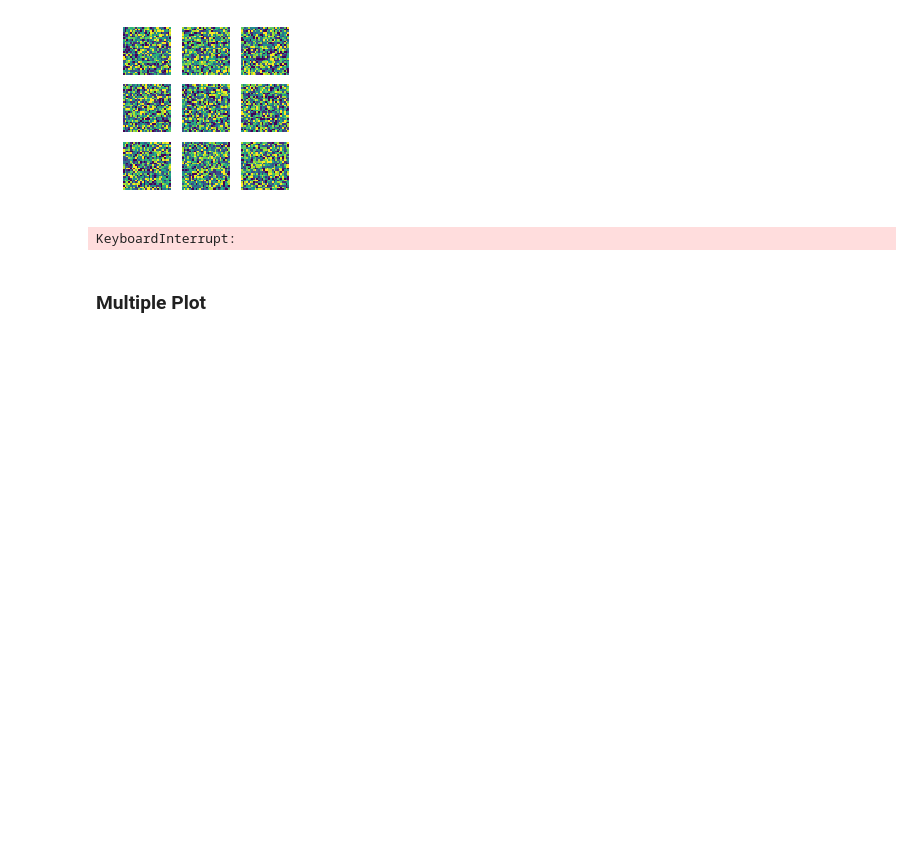
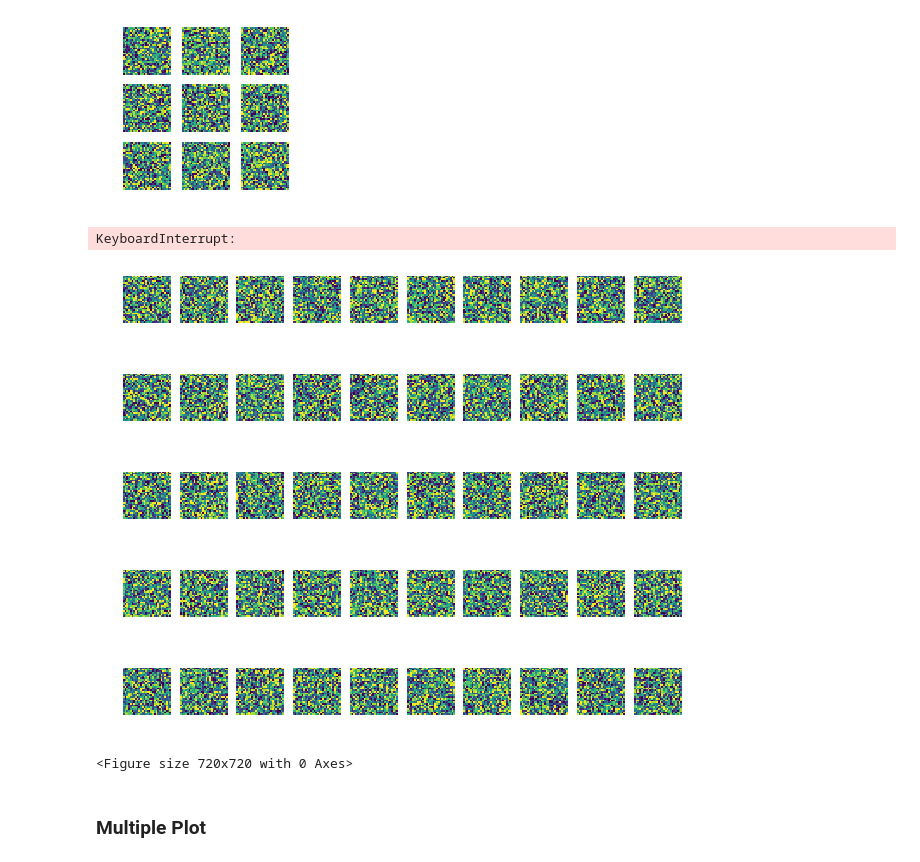
Before and after one commit to exitudio/research-ai, a Jupyter notebook: doc/matplot.ipynb, the cells around one changed output. Saved outputs shown, nothing was run; the diff lists cells and outputs as text; code cells hidden in the pictures; blank space fills up the shorter version.

```diff
--- a/doc/matplot.ipynb
+++ b/doc/matplot.ipynb
@@ -101,6 +101,25 @@ for i in range(10):
 # %% [output]
 [figure]
 KeyboardInterrupt:
+# %%
+columns = 10
+f = plt.figure(figsize=(10,10)) # total image size
+for i in range(100, 150):
+    num = i%columns
+    sp = f.add_subplot(1, columns, num+1)
+    sp.axis('Off')
+    plt.imshow(np.random.randint(9, size=(28, 28)))
+
+    if num is columns-1:
+        plt.pause(0.05)
+        f = plt.figure(figsize=(10,10))
+# %% [output]
+[figure, added]
+[figure, added]
+[figure, added]
+[figure, added]
+[figure, added]
+<Figure size 720x720 with 0 Axes>
 # %% [markdown]
 ### Multiple Plot
 # %%
```
Also changed, not shown: parts of 1 cell of this notebook, 9 other files.
